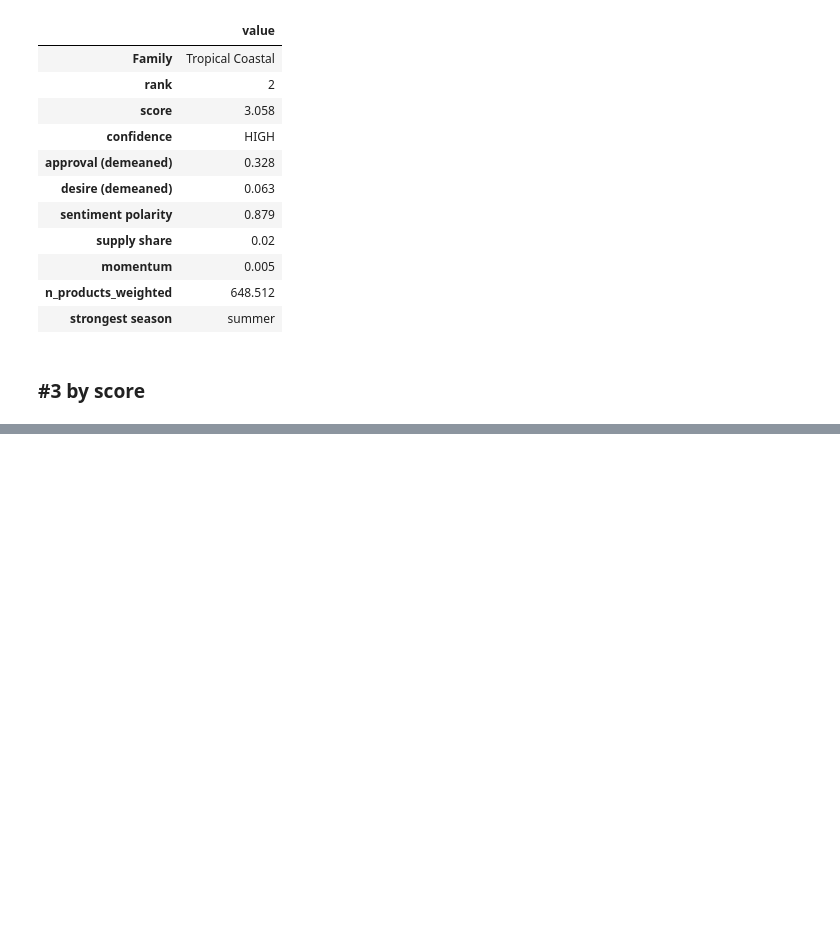
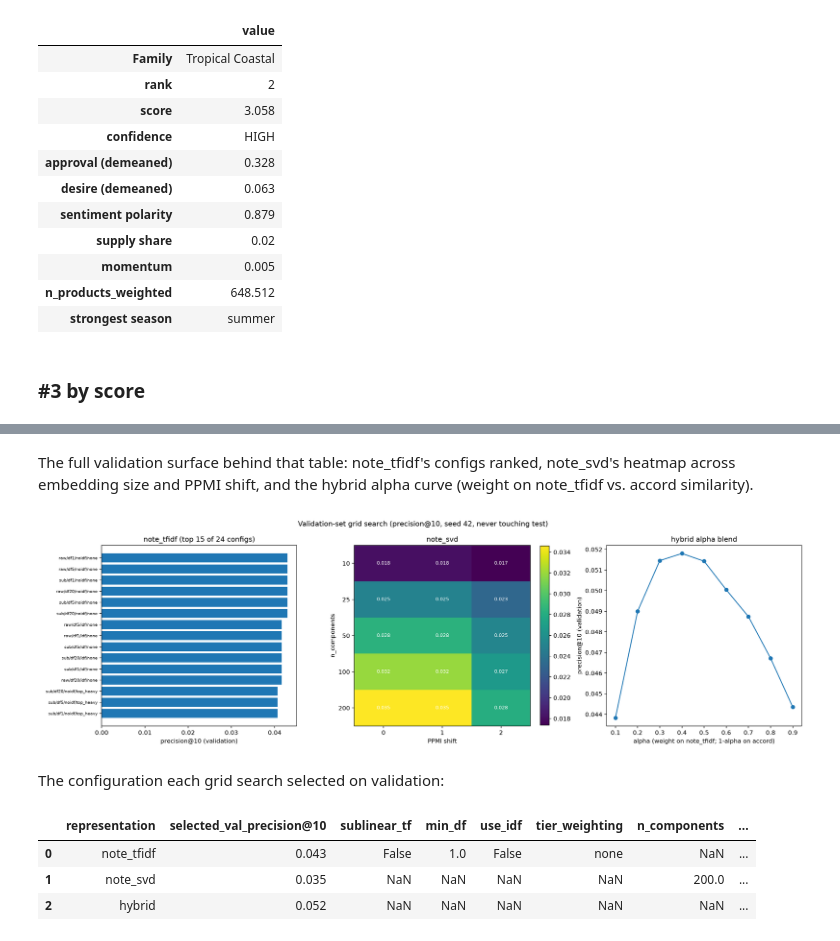
Before and after one commit to m0hit18o2/fragrance-intel, a Jupyter notebook: notebooks/results.ipynb, the cells around one changed output, grey strips where cells are left out. Drawn from its saved outputs; the diff is of its cells as text; code cells hidden in the pictures; blank space fills up the shorter version.

```diff
--- a/notebooks/results.ipynb
+++ b/notebooks/results.ipynb
@@ -629,0 +799,18 @@ show(evidence_trace(top3_ids[2]).to_frame("value"))
+# %% [markdown]
+The full validation surface behind that table: note_tfidf's configs
+ranked, note_svd's heatmap across embedding size and PPMI shift, and the
+hybrid alpha curve (weight on note_tfidf vs. accord similarity).
+# %%
+display(Image(filename=str(FIG_DIR / "k_param_search.png")))
+# %% [output]
+[figure, added]
+# %% [markdown]
+The configuration each grid search selected on validation:
+# %%
+data["11_selected_config"] = pd.read_csv(OUT_DIR / "11_selected_config.csv")
+show(data["11_selected_config"])
+# %% [output]
+|  | representation | selected_val_precision@10 | sublinear_tf | min_df | use_idf | tier_weighting | n_components | ... |
+| 0 | note_tfidf | 0.043 | False | 1.0 | False | none | NaN | ... |
+| 1 | note_svd | 0.035 | NaN | NaN | NaN | NaN | 200.0 | ... |
+| 2 | hybrid | 0.052 | NaN | NaN | NaN | NaN | NaN | ... |
```
Also changed, not shown: parts of 31 cells of this notebook, 10 other files.
